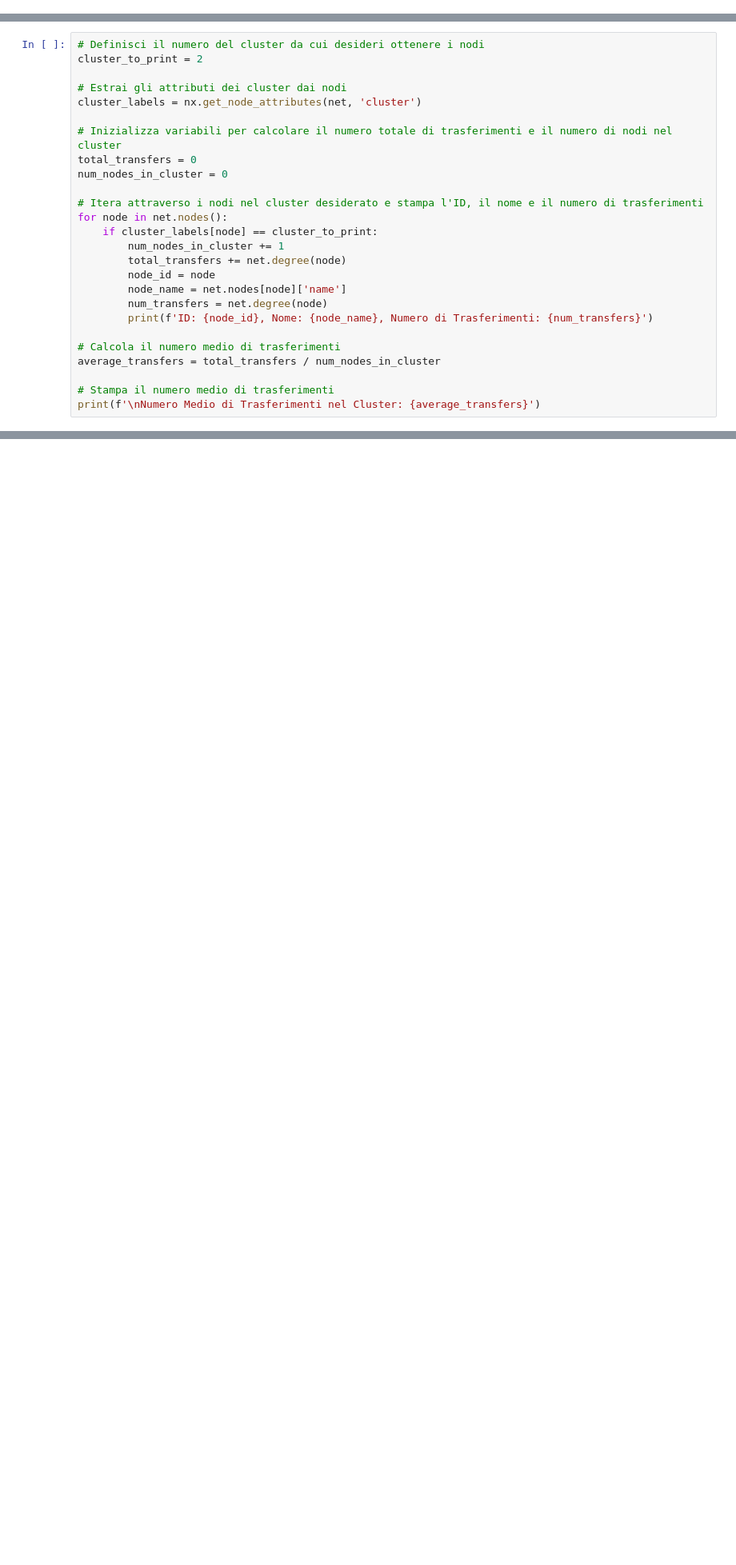
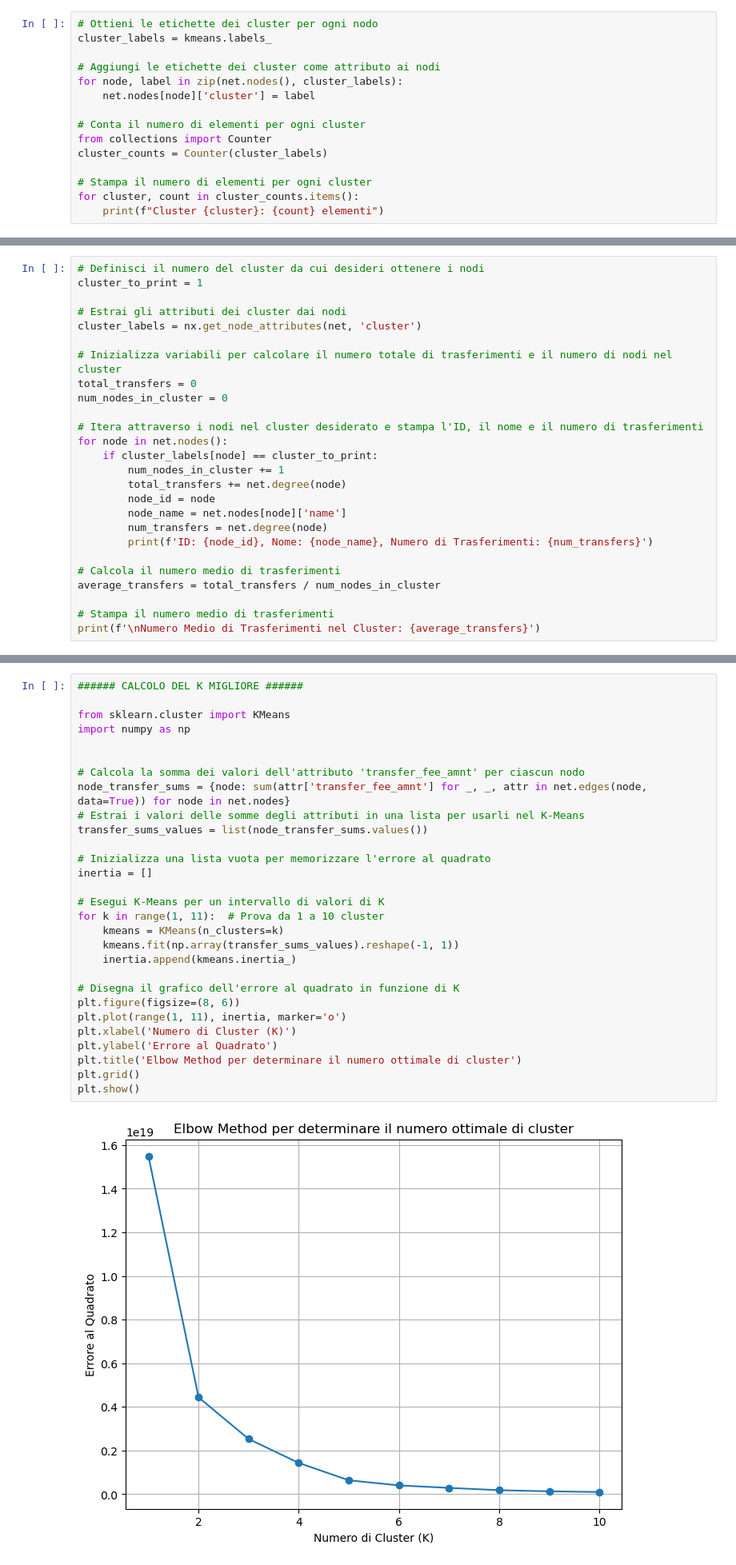
Before and after one commit to AleTouch98/SNA_Project, a Jupyter notebook: clustering.ipynb, the cells around one changed output, grey strips where cells are left out. Shown at 80% size. Saved outputs shown, nothing was run; the diff lists cells and outputs as text; blank space fills up the shorter version.

```diff
--- a/clustering.ipynb
+++ b/clustering.ipynb
@@ -194,3 +195,18 @@ plt.show()
+# %%
+# Ottieni le etichette dei cluster per ogni nodo
+cluster_labels = kmeans.labels_
+
+# Aggiungi le etichette dei cluster come attributo ai nodi
+for node, label in zip(net.nodes(), cluster_labels):
+    net.nodes[node]['cluster'] = label
+
+# Conta il numero di elementi per ogni cluster
+from collections import Counter
+cluster_counts = Counter(cluster_labels)
+
+# Stampa il numero di elementi per ogni cluster
+for cluster, count in cluster_counts.items():
+    print(f"Cluster {cluster}: {count} elementi")
 # %%
 # Definisci il numero del cluster da cui desideri ottenere i nodi
 cluster_to_print = 0
@@ -281,7 +297,7 @@ ID: 1020, Nome: Portsmouth FC, Numero di Trasferimenti: 33
 Numero Medio di Trasferimenti nel Cluster: 50.56204379562044
 # %%
 # Definisci il numero del cluster da cui desideri ottenere i nodi
-cluster_to_print = 2
+cluster_to_print = 1
 
 # Estrai gli attributi dei cluster dai nodi
 cluster_labels = nx.get_node_attributes(net, 'cluster')
@@ -347,3 +359,34 @@ mean_degree = nx.average_degree_connectivity(net)
 print("Mean degree:", mean_degree)
 # %% [output]
 Mean degree: {104: 33.67307692307692, 194: 28.149484536082475, 39: 51.02564102564103, 86: 43.674418604651166, 58: 35.31896551724138, 292: 33.726027397260275, 41: 36.61788617886179, 35: 55.466666666666 ...
+# %%
+###### CALCOLO DEL K MIGLIORE ######
+
+from sklearn.cluster import KMeans
+import numpy as np
+
+
+# Calcola la somma dei valori dell'attributo 'transfer_fee_amnt' per ciascun nodo
+node_transfer_sums = {node: sum(attr['transfer_fee_amnt'] for _, _, attr in net.edges(node, data=True)) for node in net.nodes}
+# Estrai i valori delle somme degli attributi in una lista per usarli nel K-Means
+transfer_sums_values = list(node_transfer_sums.values())
+
+# Inizializza una lista vuota per memorizzare l'errore al quadrato
+inertia = []
+
+# Esegui K-Means per un intervallo di valori di K
+for k in range(1, 11):  # Prova da 1 a 10 cluster
+    kmeans = KMeans(n_clusters=k)
+    kmeans.fit(np.array(transfer_sums_values).reshape(-1, 1))
+    inertia.append(kmeans.inertia_)
+
+# Disegna il grafico dell'errore al quadrato in funzione di K
+plt.figure(figsize=(8, 6))
+plt.plot(range(1, 11), inertia, marker='o')
+plt.xlabel('Numero di Cluster (K)')
+plt.ylabel('Errore al Quadrato')
+plt.title('Elbow Method per determinare il numero ottimale di cluster')
+plt.grid()
+plt.show()
+# %% [output]
+[figure, added]
```
Also changed, not shown: parts of 4 cells of this notebook, 9 other files.
